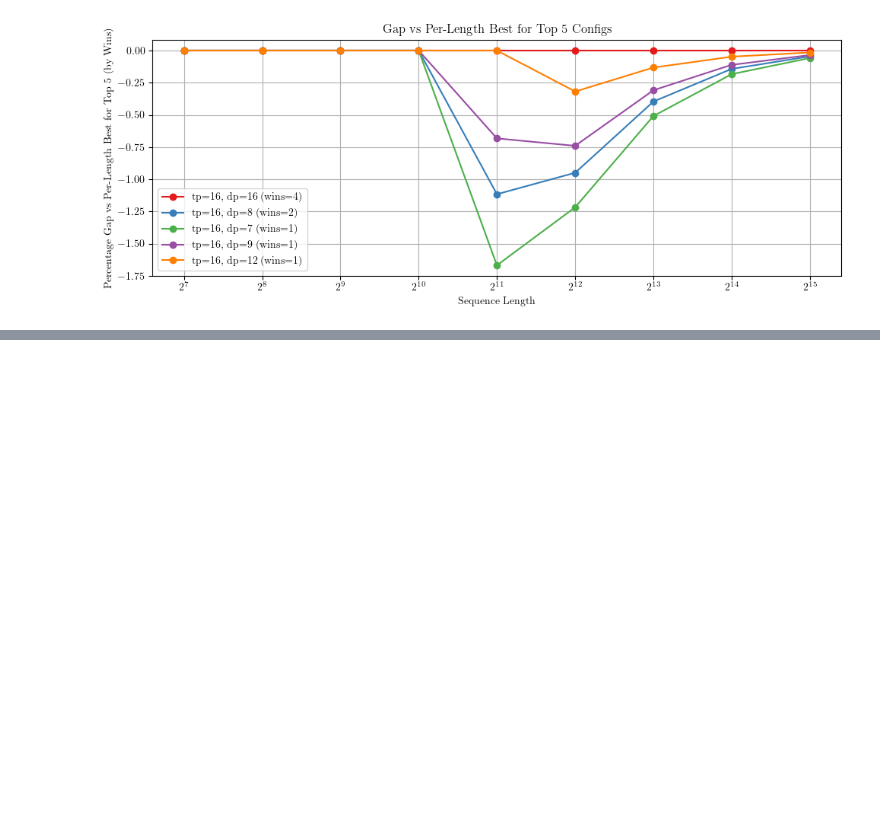
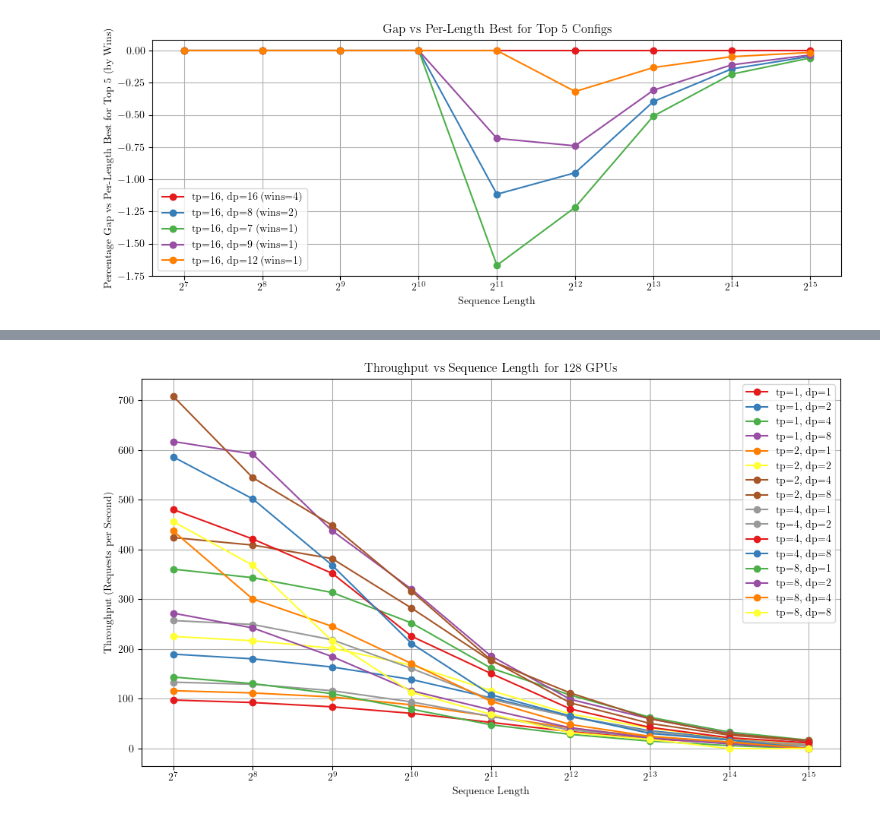
Before and after one commit to NathanRignall/llm-scheduling, a Jupyter notebook: notebooks/simulator.ipynb, the cells around one changed output, grey strips where cells are left out. Drawn from its saved outputs; the diff is of its cells as text; code cells hidden in the pictures; blank space fills up the shorter version.

```diff
--- a/notebooks/simulator.ipynb
+++ b/notebooks/simulator.ipynb
@@ -290,0 +488,95 @@ Configs closest on average to per-length optimum (lowest mean % dev):
+# %%
+# for a given number of GPUs, we need to find the best tp/dp config
+# tp * dp = num_gpus
+num_gpus = 128
+tp_list = []
+dp_list = []
+for tp in range(1, 8 + 1):
+    if num_gpus % tp == 0:
+        tp_list.append(tp)
+for dp in range(1, 8 + 1):
+    if num_gpus % dp == 0:
+        dp_list.append(dp)
+
+decode_len_avg = 100
+sequence_lengths = [128, 256, 512, 1024, 2048, 4096, 8192, 16384, 32768]
+
+# collect results
+results = []
+for seq_len in sequence_lengths:
+    for tp in tp_list:
+        for dp in dp_list:
+            loop_num_gpus = num_gpus / dp
+
+            max_bs = simulator.check_max_bs(
+                args,
+                gpu_list['H800'],
+                tp_num=tp,
+                seq_len=seq_len + current_decode_length,
+                decode_len=decode_len_avg - current_decode_length,
+                gemm_group_per_device=math.ceil(args.n_routed_experts / loop_num_gpus),
+                device_num=loop_num_gpus,
+            )
+
+            # round max bs to the nearest multiple of 8, maximum 1024, minimum 8
+            max_bs = min(max_bs, 1024)
+            batch_size = max_bs - (max_bs % 8)
+            batch_size = max(batch_size, 8)
+
+            total_time_ms = 0
+            for current_decode_length in __builtins__.range(1, decode_len_avg, 1):
+                time_ms, _ = simulator.decode_time(
+                    args,
+                    gpu_list['H800'],
+                    tp_num=tp,
+                    bs_num=batch_size,
+                    seq_len=seq_len + current_decode_length,
+                    decode_len=decode_len_avg - current_decode_length,
+                    gemm_group_per_device=math.ceil(args.n_routed_experts / loop_num_gpus),
+                    device_num=loop_num_gpus,
+                )
+
+                # don't continue if the time is infinite
+                if time_ms == np.inf:
+                    total_time_ms = np.inf
+                    print(f"Infinite time for tp={tp}, dp={dp}, seq_len={seq_len}, decode_len={decode_len_avg}")
+                    break
+                else:
+                    total_time_ms += time_ms
+
+            time_s = total_time_ms / 1000
+            request_per_second = (1 / time_s * batch_size ) * dp if total_time_ms != np.inf else 0
+
+            results.append({
+                'tp': tp,
+                'dp': dp,
+                'bs': batch_size,
+                'sequence_length': seq_len,
+                'request_per_second': request_per_second,
+            })
+
+# Build DataFrame
+df = pd.DataFrame(results)
+
+# plot request_per_second vs sequence length
+plt.figure(figsize=(10, 6))
+for tp in tp_list:
+    for dp in dp_list:
+        series = (
+            df[(df.tp == tp) & (df.dp == dp)]
+            .set_index('sequence_length')['request_per_second']
+        )
+        plt.plot(
+            series.index, series.values,
+            marker='o',
+            label=f"tp={tp}, dp={dp}"
+        )
+plt.xscale('log', base=2)
+plt.xlabel('Sequence Length')
+plt.ylabel('Throughput (Requests per Second)')
+plt.title(f'Throughput vs Sequence Length for {num_gpus} GPUs')
+plt.legend()
+plt.grid(True)
+plt.tight_layout()
+plt.show()
+# %% [output]
@@ -290,0 +589 @@ Configs closest on average to per-length optimum (lowest mean % dev):
+[figure, added]
```
Also changed, not shown: parts of 5 cells of this notebook, 3 other files.
